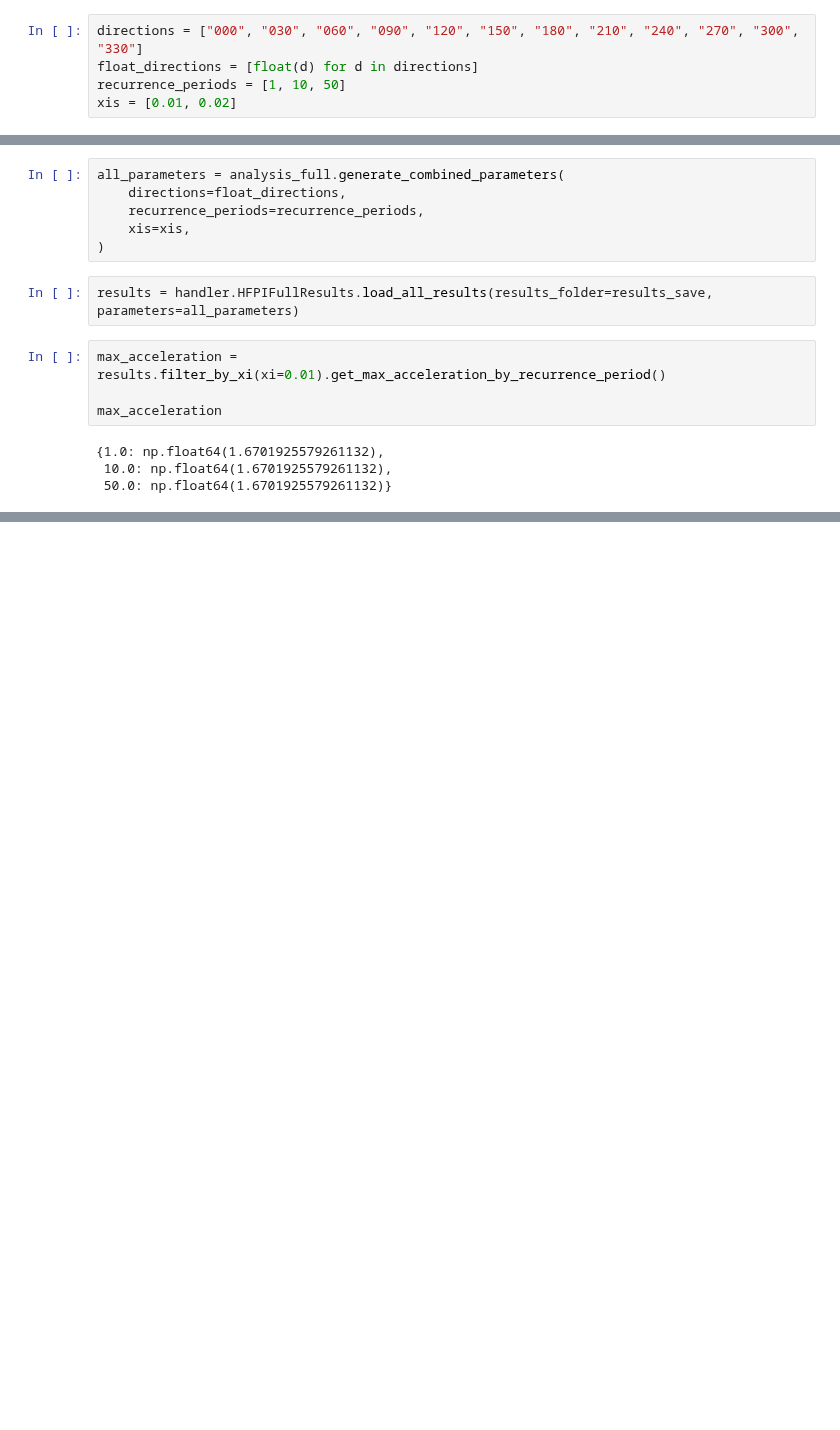
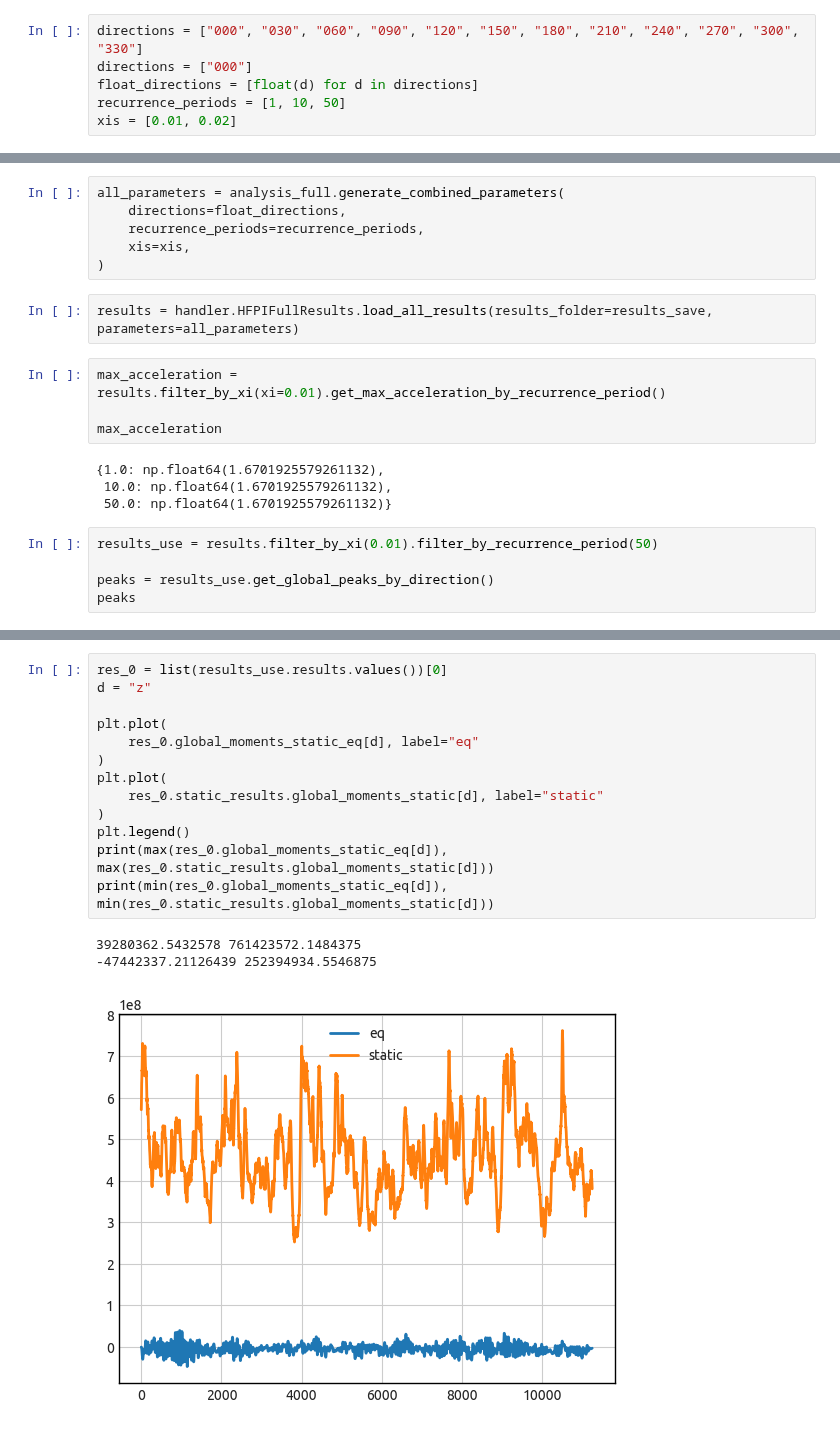
Before and after one commit to AeroSim-CFD/cfdmod, a Jupyter notebook: notebooks/hfpi_analysis_test.ipynb, the cells around one changed output, grey strips where cells are left out. Drawn from its saved outputs; the diff is of its cells as text; blank space fills up the shorter version.

```diff
--- a/notebooks/hfpi_analysis_test.ipynb
+++ b/notebooks/hfpi_analysis_test.ipynb
@@ -40,6 +40,7 @@ struct_data = solver.HFPIStructuralData.build(
 )
 # %%
 directions = ["000", "030", "060", "090", "120", "150", "180", "210", "240", "270", "300", "330"]
+directions = ["000"]
 float_directions = [float(d) for d in directions]
 recurrence_periods = [1, 10, 50]
 xis = [0.01, 0.02]
@@ -86,3 +87,8 @@ max_acceleration
 {1.0: np.float64(1.6701925579261132),
  10.0: np.float64(1.6701925579261132),
  50.0: np.float64(1.6701925579261132)}
+# %%
+results_use = results.filter_by_xi(0.01).filter_by_recurrence_period(50)
+
+peaks = results_use.get_global_peaks_by_direction()
+peaks
@@ -88,0 +126,17 @@ max_acceleration
+# %%
+res_0 = list(results_use.results.values())[0]
+d = "z"
+
+plt.plot(
+    res_0.global_moments_static_eq[d], label="eq"
+)
+plt.plot(
+    res_0.static_results.global_moments_static[d], label="static"
+)
+plt.legend()
+print(max(res_0.global_moments_static_eq[d]), max(res_0.static_results.global_moments_static[d]))
+print(min(res_0.global_moments_static_eq[d]), min(res_0.static_results.global_moments_static[d]))
+# %% [output]
+39280362.5432578 761423572.1484375
+-47442337.21126439 252394934.5546875
+[figure, added]
```
Also changed, not shown: parts of 4 cells of this notebook, 3 other files.
